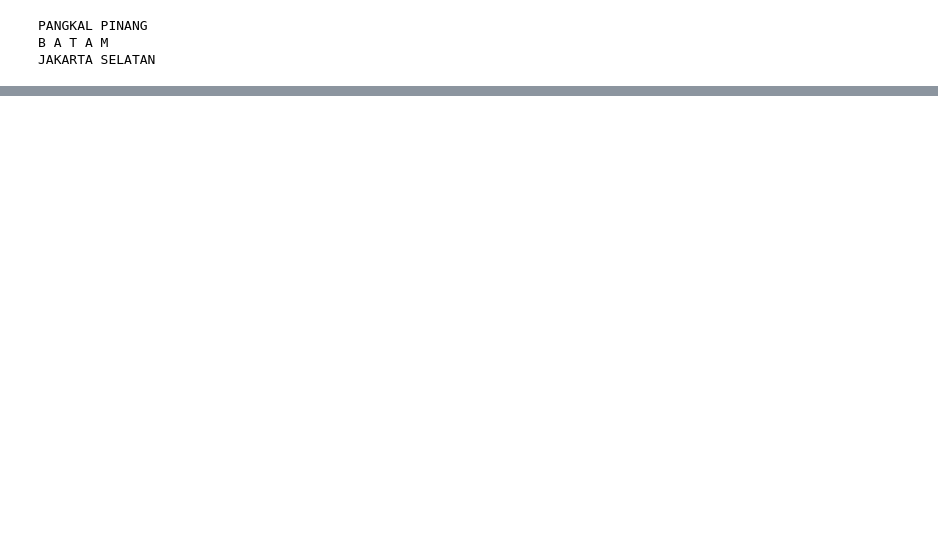
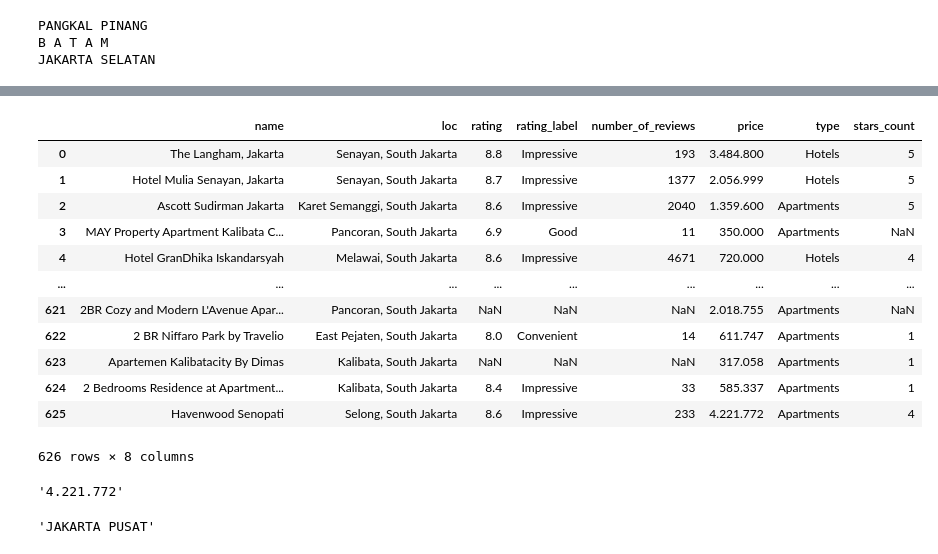
Before and after one commit to azizrh/web-scraping-traveloka, a Jupyter notebook: web_scraping_coret copy.ipynb, the cells around one changed output, grey strips where cells are left out. Cells and saved outputs as stored; diff of their text form; code cells hidden in the pictures; blank space fills up the shorter version.

```diff
--- a/web_scraping_coret copy.ipynb
+++ b/web_scraping_coret copy.ipynb
@@ -102,4 +127,79 @@ winsound.Beep(freq, duration)
 No more Next Page »
+# %%
+i=0
+list = [ ]
+for item in card:
+
+    name = strip(item.find(True, {'class':'_1z5je _10ZQX tvat-hotelName'}))
+
+    loc = strip(item.find(True,{'class':'_3tICV'}))
+
+    rating = strip(item.find(True,{'class':'tvat-ratingScore'}))
+
+    rating_label_ = ''
+    rating_label_ = strip(item.find(True,{'class':'_16hDy'})).split()
+
+    if rating_label_ == []:
+        rating_label = ''
+    else:
+        rating_label = rating_label_[0]
+    # except:
+    #     rating_label = ''
+
+    number_of_reviews = ''
+    number_of_reviews = strip(item.find(True,{'class':'_30os4'}))[1:-1]
+
+
+
+    price = strip(item.find(True,{'class':'_22n9I tvat-primaryPrice'}))[3:]
+
+    type = strip(item.find(True,{'class':'_3ohst Jewfo _2Vswb'}))
+
+    # price_for= strip(item.find(True,{'class':'_4abc4c3d5 _7ee1c7d14'}))
+
+    stars = item.find(True,{'class':'_1RoiH _1dIAz tvat-starRating _1Fq-V'})
+
+    # city = kota.iloc[j,1]
+
+    # province_name = kota.iloc[j,0]
+
+    if stars == None:
+        stars_count = ''
+    elif len(stars) == 1:
+        stars_count = ''
+    else:
+        stars_count=str(len(stars)-1)
+
+    # href_tag= item.find('a', href=True)['href']
+
+    list_in_list = [name,loc,rating,rating_label,number_of_reviews,price,type,stars_count]#,bed,price_for,stars_count,city,href_tag]
+
+    list.append(list_in_list)
+    #print(list_in_list)
+    i=i+1
+df = pd.DataFrame(list,columns= ['name','loc','rating','rating_label','number_of_reviews','price','type','stars_count'])
+df.replace('', np.nan, inplace=True)
+df.dropna(axis=0,how='all')
+df
+# %% [output]
+|  | name | loc | rating | rating_label | number_of_reviews | price | type | stars_count |
+| 0 | The Langham, Jakarta | Senayan, South Jakarta | 8.8 | Impressive | 193 | 3.484.800 | Hotels | 5 |
+| 1 | Hotel Mulia Senayan, Jakarta | Senayan, South Jakarta | 8.7 | Impressive | 1377 | 2.056.999 | Hotels | 5 |
+| 2 | Ascott Sudirman Jakarta | Karet Semanggi, South Jakarta | 8.6 | Impressive | 2040 | 1.359.600 | Apartments | 5 |
+| 3 | MAY Property Apartment Kalibata C... | Pancoran, South Jakarta | 6.9 | Good | 11 | 350.000 | Apartments | NaN |
+| 4 | Hotel GranDhika Iskandarsyah | Melawai, South Jakarta | 8.6 | Impressive | 4671 | 720.000 | Hotels | 4 |
+| ... | ... | ... | ... | ... | ... | ... | ... | ... |
+| 621 | 2BR Cozy and Modern L'Avenue Apar... | Pancoran, South Jakarta | NaN | NaN | NaN | 2.018.755 | Apartments | NaN |
+| 622 | 2 BR Niffaro Park by Travelio | East Pejaten, South Jakarta | 8.0 | Convenient | 14 | 611.747 | Apartments | 1 |
+| 623 | Apartemen Kalibatacity By Dimas | Kalibata, South Jakarta | NaN | NaN | NaN | 317.058 | Apartments | 1 |
+| 624 | 2 Bedrooms Residence at Apartment... | Kalibata, South Jakarta | 8.4 | Impressive | 33 | 585.337 | Apartments | 1 |
+| 625 | Havenwood Senopati | Selong, South Jakarta | 8.6 | Impressive | 233 | 4.221.772 | Apartments | 4 |
+626 rows × 8 columns
+# %%
+price = strip(item.find(True,{'class':'_22n9I tvat-primaryPrice'}))[3:]
+price
+# %% [output]
+'4.221.772'
 # %%
 # x = open("card.html","r")
 # card=BeautifulSoup(x, 'html.parser')
@@ -108,2 +208,6 @@ card=BeautifulSoup(x, 'html.parser').find_all(True,{'class':'ztzlF _2nyWi'})
 
 #card sudah di simpan di C:\Users\62811\Documents\Web Scraping Project (traveloka.com)
+# %%
+kota.iloc[103,1]
+# %% [output]
+'JAKARTA PUSAT'
```
Also changed, not shown: parts of 8 cells of this notebook, 4 other files.
